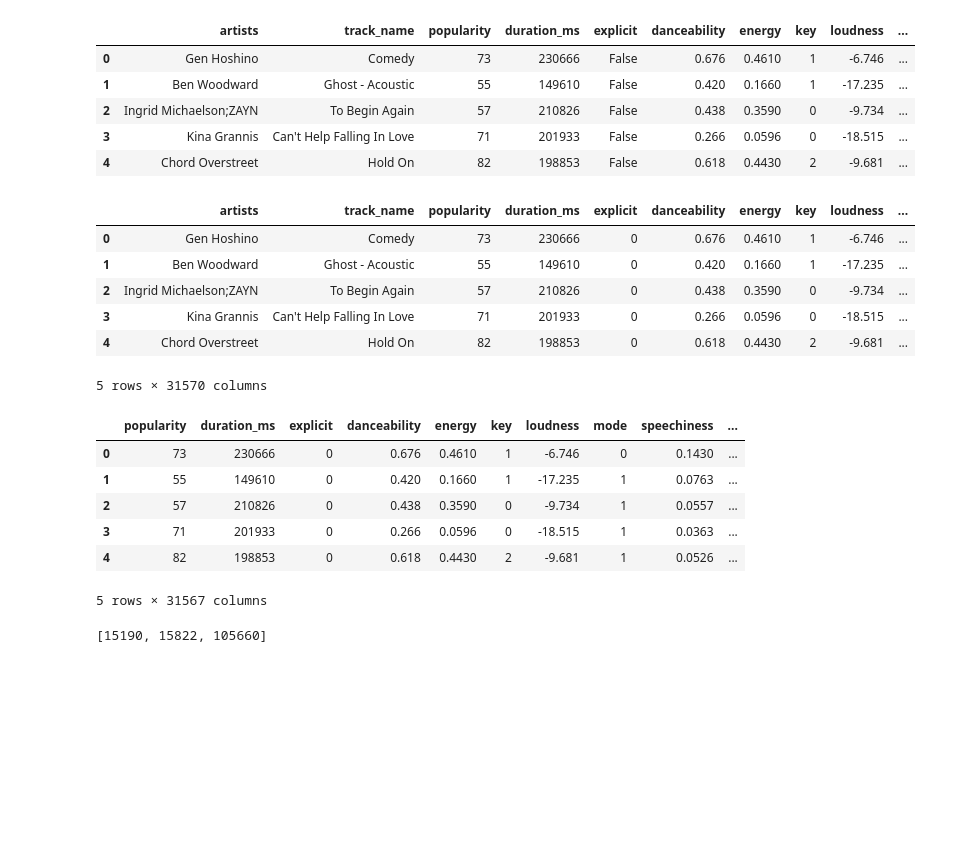
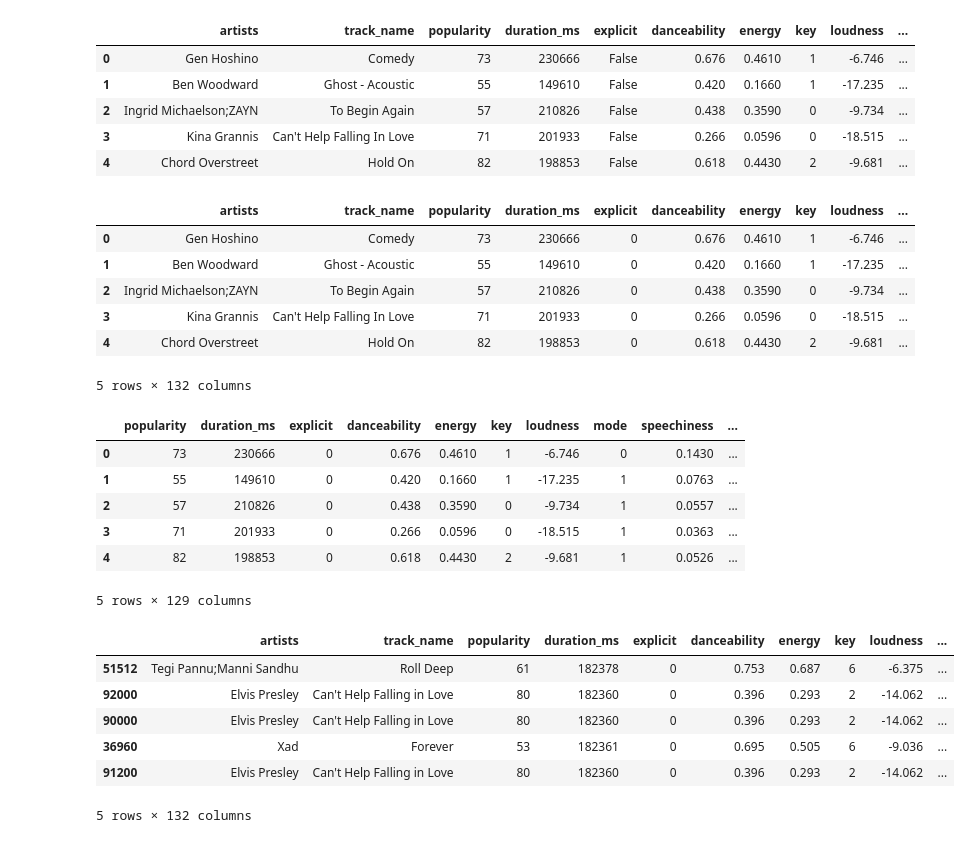
Before and after one commit to COGS118A/Group025-Wi23, a Jupyter notebook: dataset_cleaned.ipynb, the cells around one changed output. Saved outputs shown, nothing was run; the diff lists cells and outputs as text; code cells hidden in the pictures; blank space fills up the shorter version.

```diff
--- a/dataset_cleaned.ipynb
+++ b/dataset_cleaned.ipynb
@@ -31,9 +34,3 @@ bool_var = df.select_dtypes(include= ['boolean'])
 encoder = preprocessing.LabelEncoder()
 label = bool_var.apply(encoder.fit_transform)
 df['explicit'] = label
-
-onehot_encoder = preprocessing.OneHotEncoder()
-genredf = pd.DataFrame(onehot_encoder.fit_transform(df[['track_genre']]).toarray(), columns = df['track_genre'].unique())
-artistdf = pd.DataFrame(onehot_encoder.fit_transform(df[['artists']]).toarray(), columns = df['artists'].unique())
-df = df.join(genredf)
-df = df.join(artistdf)
@@ -46,10 +51,9 @@ df.head()
 | 2 | Ingrid Michaelson;ZAYN | To Begin Again | 57 | 210826 | 0 | 0.438 | 0.3590 | 0 | -9.734 | ... |
 | 3 | Kina Grannis | Can't Help Falling In Love | 71 | 201933 | 0 | 0.266 | 0.0596 | 0 | -18.515 | ... |
 | 4 | Chord Overstreet | Hold On | 82 | 198853 | 0 | 0.618 | 0.4430 | 2 | -9.681 | ... |
-5 rows × 31570 columns
+5 rows × 132 columns
 # %%
 # Now that data has been onehot encoded, can get rid of artists/track names from data
-
 predf = df.drop(columns = ['artists', 'track_genre','track_name'], axis = 1)
 predf.head()
 # %% [output]
@@ -59,5 +63,5 @@ predf.head()
 | 2 | 57 | 210826 | 0 | 0.438 | 0.3590 | 0 | -9.734 | 1 | 0.0557 | ... |
 | 3 | 71 | 201933 | 0 | 0.266 | 0.0596 | 0 | -18.515 | 1 | 0.0363 | ... |
 | 4 | 82 | 198853 | 0 | 0.618 | 0.4430 | 2 | -9.681 | 1 | 0.0526 | ... |
-5 rows × 31567 columns
+5 rows × 129 columns
 # %%
@@ -71,14 +75,29 @@ def euc_distance(user_metrics):
     return np.sqrt(dist)
 # %%
 #Copying 1 song here from predf due to large dataset size - can be replaced with mean album parameters later with spotipy
-example_user = predf.iloc[1]
+example_user = predf.iloc[90000]
+k = 5
+model = NearestNeighbors(n_neighbors=k, algorithm="auto", metric='euclidean')
 # %%
-user_dist = euc_distance(example_user).sort_values(ascending = True)
+model.fit(predf)
+distances, indices = model.kneighbors([example_user])
 # %%
 #Set number of neighbors decided
-k = 3
+#k = 3
 
-songlist = user_dist.sort_values(ascending = True)[1:k+1].index.tolist()
-songlist
+#songlist = user_dist.sort_values(ascending = True)[1:k+1].index.tolist()
+#songlist
+
+recommendations = indices[0]
+random.shuffle(recommendations)
+recommendations = recommendations[:20]
+recommended_songs = df.iloc[indices[0], :]
+recommended_songs.head()
 # %% [output]
+|  | artists | track_name | popularity | duration_ms | explicit | danceability | energy | key | loudness | ... |
+| 51512 | Tegi Pannu;Manni Sandhu | Roll Deep | 61 | 182378 | 0 | 0.753 | 0.687 | 6 | -6.375 | ... |
+| 92000 | Elvis Presley | Can't Help Falling in Love | 80 | 182360 | 0 | 0.396 | 0.293 | 2 | -14.062 | ... |
+| 90000 | Elvis Presley | Can't Help Falling in Love | 80 | 182360 | 0 | 0.396 | 0.293 | 2 | -14.062 | ... |
+| 36960 | Xad | Forever | 53 | 182361 | 0 | 0.695 | 0.505 | 6 | -9.036 | ... |
+| 91200 | Elvis Presley | Can't Help Falling in Love | 80 | 182360 | 0 | 0.396 | 0.293 | 2 | -14.062 | ... |
-[15190, 15822, 105660]
+5 rows × 132 columns
```
Also changed, not shown: parts of 9 cells of this notebook.
